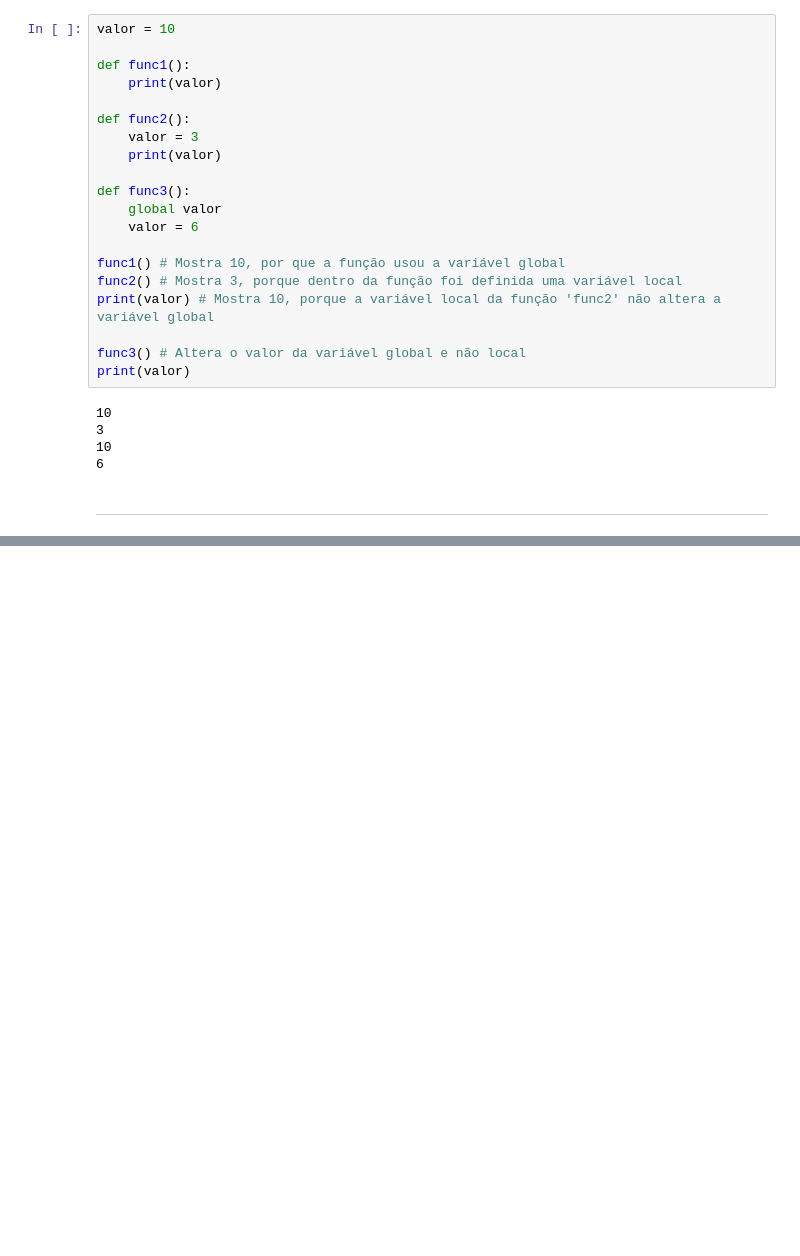
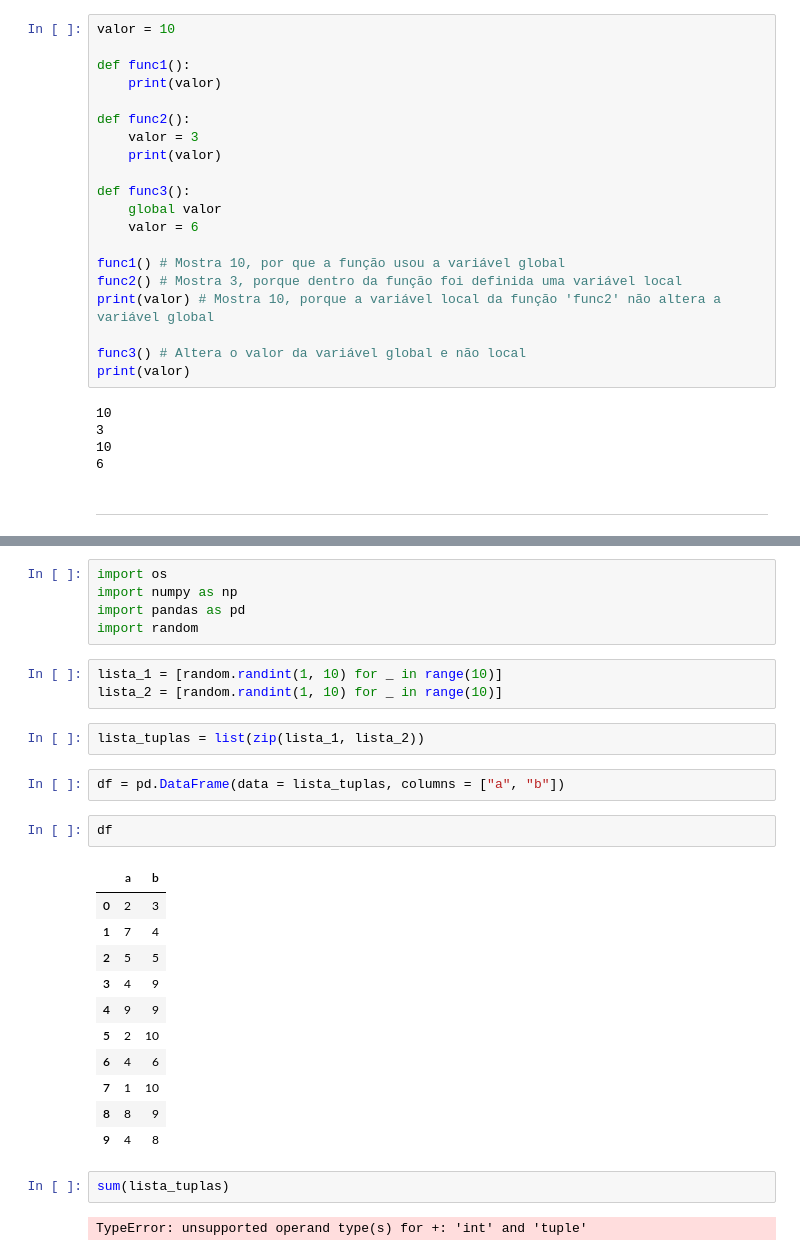
Before and after one commit to AriBarrosFilho/Aprendendo_Python, a Jupyter notebook: teste.ipynb, the cells around one changed output, grey strips where cells are left out. Saved outputs shown, nothing was run; the diff lists cells and outputs as text; blank space fills up the shorter version.

```diff
--- a/teste.ipynb
+++ b/teste.ipynb
@@ -368,0 +406,30 @@ df = df[df['a'].isin(lista)]
+# %%
+import os
+import numpy as np
+import pandas as pd
+import random
+# %%
+lista_1 = [random.randint(1, 10) for _ in range(10)]
+lista_2 = [random.randint(1, 10) for _ in range(10)]
+# %%
+lista_tuplas = list(zip(lista_1, lista_2))
+# %%
+df = pd.DataFrame(data = lista_tuplas, columns = ["a", "b"])
+# %%
+df
+# %% [output]
+|  | a | b |
+| 0 | 2 | 3 |
+| 1 | 7 | 4 |
+| 2 | 5 | 5 |
+| 3 | 4 | 9 |
+| 4 | 9 | 9 |
+| 5 | 2 | 10 |
+| 6 | 4 | 6 |
+| 7 | 1 | 10 |
+| 8 | 8 | 9 |
+| 9 | 4 | 8 |
+# %%
+sum(lista_tuplas)
+# %% [output]
+TypeError: unsupported operand type(s) for +: 'int' and 'tuple'
```
Also changed, not shown: parts of 25 cells of this notebook, 9 other files.
